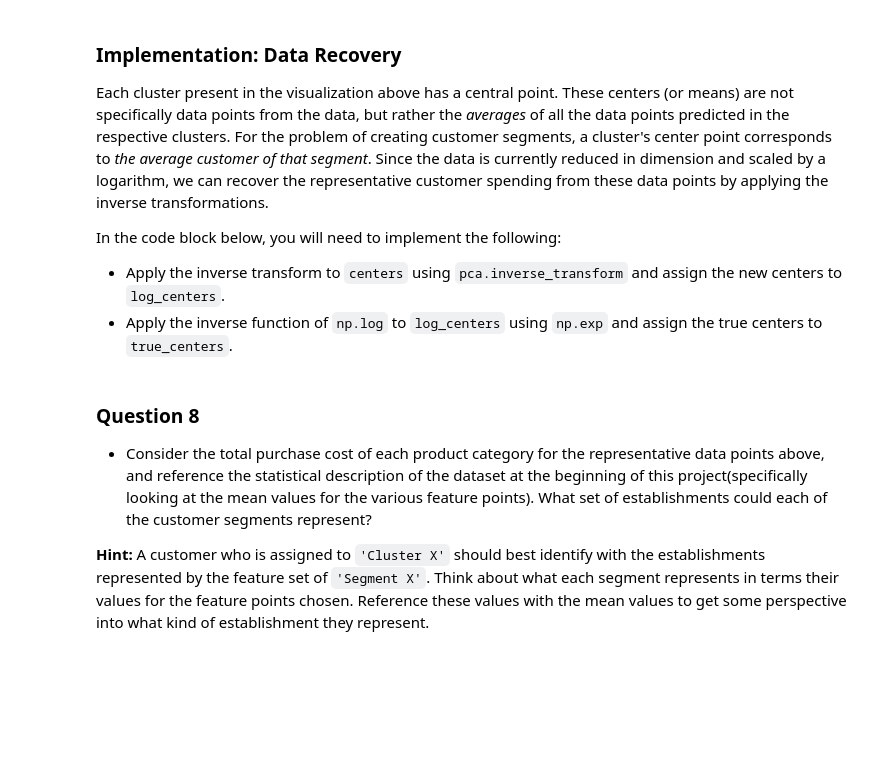
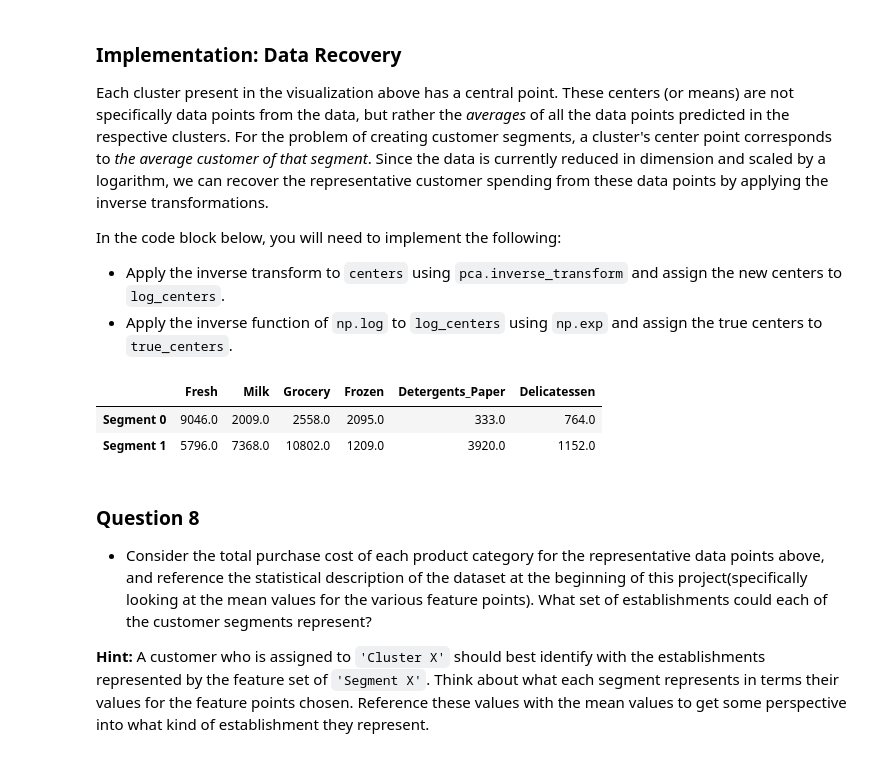
Before and after one commit to nascimentocrafael/udacity, a Jupyter notebook: mlnd/2_customer_segments/customer_segments.ipynb, the cells around one changed output. Saved outputs shown, nothing was run; the diff lists cells and outputs as text; code cells hidden in the pictures; blank space fills up the shorter version.

Commit message:
question 8 customer_segments

```diff
--- a/mlnd/2_customer_segments/customer_segments.ipynb
+++ b/mlnd/2_customer_segments/customer_segments.ipynb
@@ -493,17 +501,37 @@ In the code block below, you will need to implement the following:
  - Import `sklearn.metrics.silhouette_score` and calculate the silhouette score of `reduced_data` against `preds`.
    - Assign the silhouette score to `score` and print the result.
 # %%
+from sklearn.mixture import GaussianMixture as GMM
+from sklearn.metrics import silhouette_score
+
 # TODO: Apply your clustering algorithm of choice to the reduced data
 clusterer = None
+preds = None
+score = -1
+n_components = range(2,10)
+cov_type = ['full', 'tied', 'diag', 'spherical']
 
-# TODO: Predict the cluster for each data point
-preds = None
+for nc in n_components:
+    for ct in cov_type:
+        print('GMM with {} components and covariance type{}'.format(nc, ct))
+        ctr = GMM(random_state=0, n_init=5, max_iter=500, n_components=nc, covariance_type=ct).fit(reduced_data)
+        # TODO: Predict the cluster for each data point
+        prd = ctr.predict(reduced_data)
+        scr = silhouette_score(reduced_data, prd)
+        print('Silhouette score: {0:0.4f}\n'.format(scr))
+        if scr > score:
+            score = scr
+            clusterer = ctr
+            preds = prd
 
 # TODO: Find the cluster centers
-centers = None
+centers = clusterer.means_
+print('Clusters centers')
+print(centers)
 
 # TODO: Predict the cluster for each transformed sample data point
-sample_preds = None
+sample_preds = clusterer.predict(pca_samples)
 
 # TODO: Calculate the mean silhouette coefficient for the number of clusters chosen
-score = None
+print('\nBest model score: {0:0.4f}'.format(score))
+print(clusterer)
@@ -529,16 +580,20 @@ In the code block below, you will need to implement the following:
  - Apply the inverse function of `np.log` to `log_centers` using `np.exp` and assign the true centers to `true_centers`.
 # %%
 # TODO: Inverse transform the centers
-log_centers = None
+log_centers = pca.inverse_transform(centers)
 
 # TODO: Exponentiate the centers
-true_centers = None
+true_centers = np.exp(log_centers)
 
 # Display the true centers
 segments = ['Segment {}'.format(i) for i in range(0,len(centers))]
 true_centers = pd.DataFrame(np.round(true_centers), columns = data.keys())
 true_centers.index = segments
 display(true_centers)
+# %% [output]
+|  | Fresh | Milk | Grocery | Frozen | Detergents_Paper | Delicatessen |
+| Segment 0 | 9046.0 | 2009.0 | 2558.0 | 2095.0 | 333.0 | 764.0 |
+| Segment 1 | 5796.0 | 7368.0 | 10802.0 | 1209.0 | 3920.0 | 1152.0 |
 # %% [markdown]
 ### Question 8
 
```
Also changed, not shown: parts of 6 cells of this notebook.
